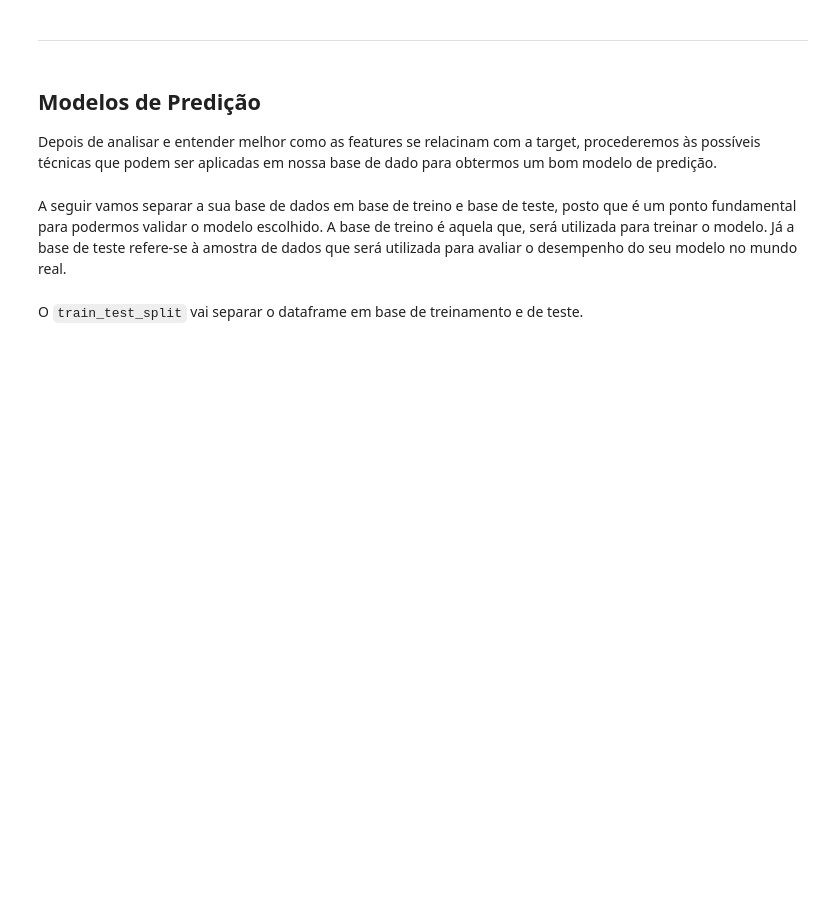
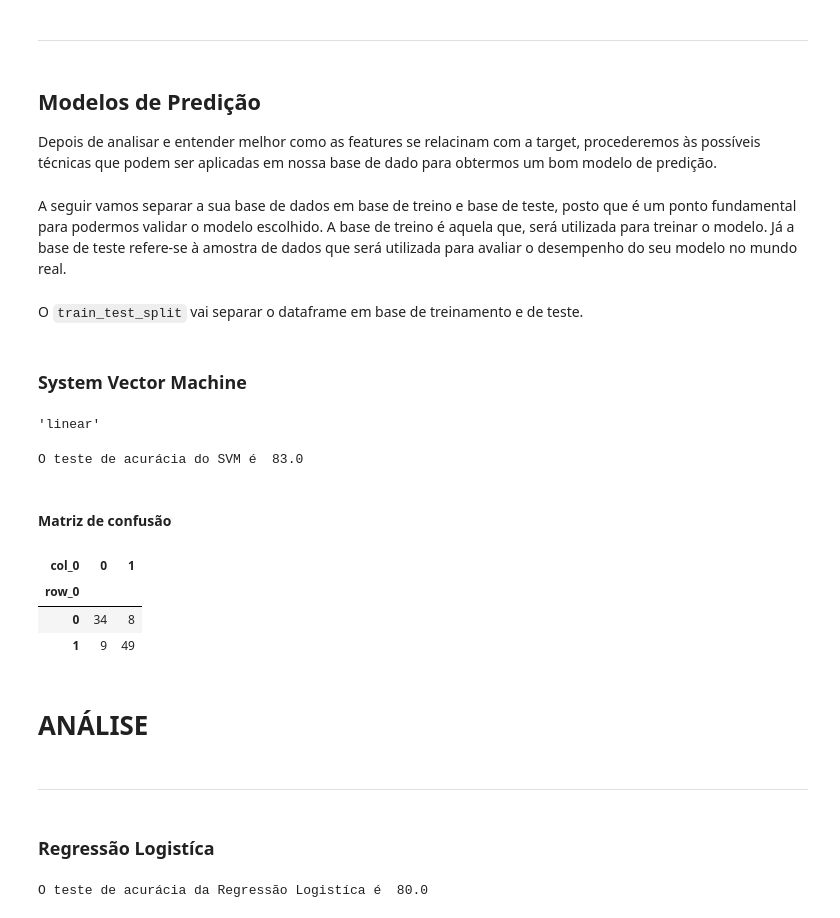
Before and after one commit to duddatorres/PROJETO-2, a Jupyter notebook: Projeto 2.ipynb, the cells around one changed output. Cells and saved outputs as stored; diff of their text form; code cells hidden in the pictures; blank space fills up the shorter version.

```diff
--- a/Projeto 2.ipynb
+++ b/Projeto 2.ipynb
@@ -607,3 +609,5 @@ X = dados.drop('output',1)
 Y = dados.output.values
 
 X_train, X_test, Y_train, Y_test = train_test_split(X, Y, test_size=0.33, random_state=42)
+# %% [markdown]
+### System Vector Machine
@@ -609,0 +616,50 @@ X_train, X_test, Y_train, Y_test = train_test_split(X, Y, test_size=0.33, random
+# %%
+kernels=['linear', 'poly', 'rbf', 'sigmoid']
+
+score=0
+
+for i in range (len(kernels)):
+    svc = SVC(kernel=kernels[i]).fit(X_train,Y_train)
+
+    cv_result = cross_val_score(svc, X_train, Y_train, cv=10, scoring="accuracy")
+
+    svc.fit(X_train, Y_train)
+
+    y_predict=svc.predict(X_test)
+
+    score_new=accuracy_score(Y_test, y_predict)
+
+    if score_new >= score:
+        score=score_new
+        melhor_kernel=kernels[i]
+
+melhor_kernel
+# %% [output]
+'linear'
+# %%
+svc = SVC(kernel=melhor_kernel).fit(X_train,Y_train)
+
+cv_result = cross_val_score(svc, X_train, Y_train, cv=10, scoring="accuracy")
+
+svc.fit(X_train, Y_train)
+
+y_predict=svc.predict(X_test)
+
+print("O teste de acurácia do SVM é ", 100*accuracy_score(Y_test, y_predict))
+# %% [output]
+O teste de acurácia do SVM é  83.0
+# %% [markdown]
+#### Matriz de confusão
+# %%
+pd.crosstab(Y_test, y_predict)
+# %% [output]
+| col_0 | 0 | 1 |
+| row_0 |  |  |
+| 0 | 34 | 8 |
+| 1 | 9 | 49 |
+# %% [markdown]
+# ANÁLISE
+# %% [markdown]
+-----
+# %% [markdown]
+### Regressão Logistíca
@@ -609,0 +669,12 @@ X_train, X_test, Y_train, Y_test = train_test_split(X, Y, test_size=0.33, random
+# %%
+lr = LogisticRegression(solver='liblinear')
+
+scores = cross_val_score(lr, X_train, Y_train, cv=10, scoring='accuracy')
+
+lr.fit(X_train, Y_train)
+
+y_predict_RL=lr.predict(X_test)
+
+print("O teste de acurácia da Regressão Logistíca é ", 100*accuracy_score(Y_test, y_predict_RL))
+# %% [output]
+O teste de acurácia da Regressão Logistíca é  80.0
```
Also changed, not shown: parts of 3 cells of this notebook.
